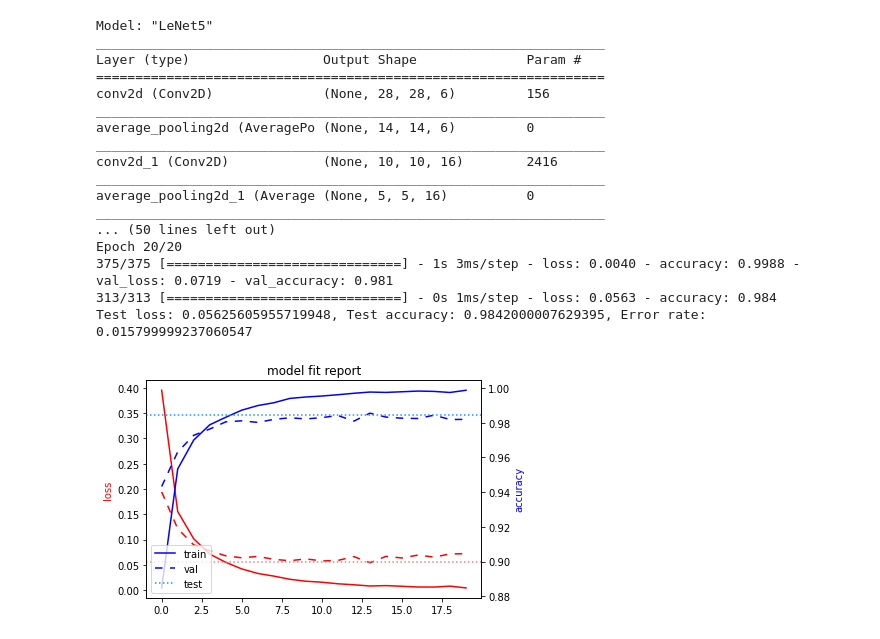
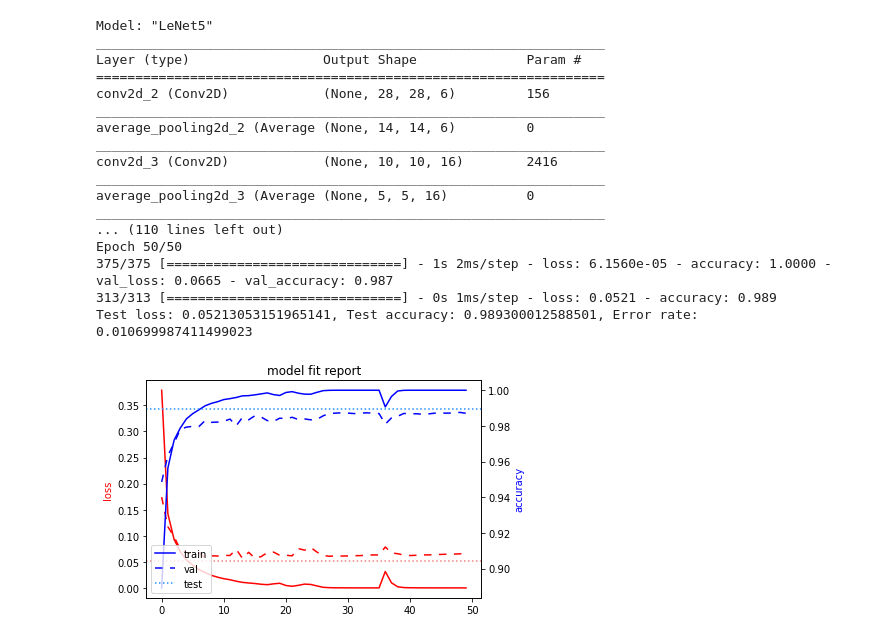
Before and after one commit to crutcher/smot, a Jupyter notebook: smot/problems/mnist/LeNet5/mnist_lenet5_notebook.ipynb, the cells around one changed output. Cells and saved outputs as stored; diff of their text form; code cells hidden in the pictures.

```diff
--- a/smot/problems/mnist/LeNet5/mnist_lenet5_notebook.ipynb
+++ b/smot/problems/mnist/LeNet5/mnist_lenet5_notebook.ipynb
@@ -9,40 +9,40 @@ from smot.problems.mnist.LeNet5 import lenet5_lib
 # %%
 model = lenet5_lib.build_LeNet5_model()
 
 # Print the model summary.
 model.summary()
 
 history = model.fit(
     x=x_train,
     y=y_train,
     batch_size=128,
-    epochs=20,
+    epochs=50,
     verbose=1,
     validation_split=0.2,
 )
 
 # Evaluate the model with the test data.
 test_loss, test_accuracy = model_reports.model_fit_report(
     model=model,
     history=history,
     test_data=(x_test, y_test),
 )
 # %% [output]
 Model: "LeNet5"
 _________________________________________________________________
 Layer (type)                 Output Shape              Param #
 =================================================================
-conv2d (Conv2D)              (None, 28, 28, 6)         156
+conv2d_2 (Conv2D)            (None, 28, 28, 6)         156
 _________________________________________________________________
-average_pooling2d (AveragePo (None, 14, 14, 6)         0
+average_pooling2d_2 (Average (None, 14, 14, 6)         0
 _________________________________________________________________
-conv2d_1 (Conv2D)            (None, 10, 10, 16)        2416
+conv2d_3 (Conv2D)            (None, 10, 10, 16)        2416
 _________________________________________________________________
-average_pooling2d_1 (Average (None, 5, 5, 16)          0
+average_pooling2d_3 (Average (None, 5, 5, 16)          0
 _________________________________________________________________
-... (50 lines left out)
-Epoch 20/20
-375/375 [==============================] - 1s 3ms/step - loss: 0.0040 - accuracy: 0.9988 - val_loss: 0.0719 - val_accuracy: 0.981
-313/313 [==============================] - 0s 1ms/step - loss: 0.0563 - accuracy: 0.984
-Test loss: 0.05625605955719948, Test accuracy: 0.9842000007629395, Error rate: 0.015799999237060547
+... (110 lines left out)
+Epoch 50/50
+375/375 [==============================] - 1s 2ms/step - loss: 6.1560e-05 - accuracy: 1.0000 - val_loss: 0.0665 - val_accuracy: 0.987
+313/313 [==============================] - 0s 1ms/step - loss: 0.0521 - accuracy: 0.989
+Test loss: 0.05213053151965141, Test accuracy: 0.989300012588501, Error rate: 0.010699987411499023
-[figure, old version]
+[figure, new version]
```
Also changed, not shown: 1 other file.
